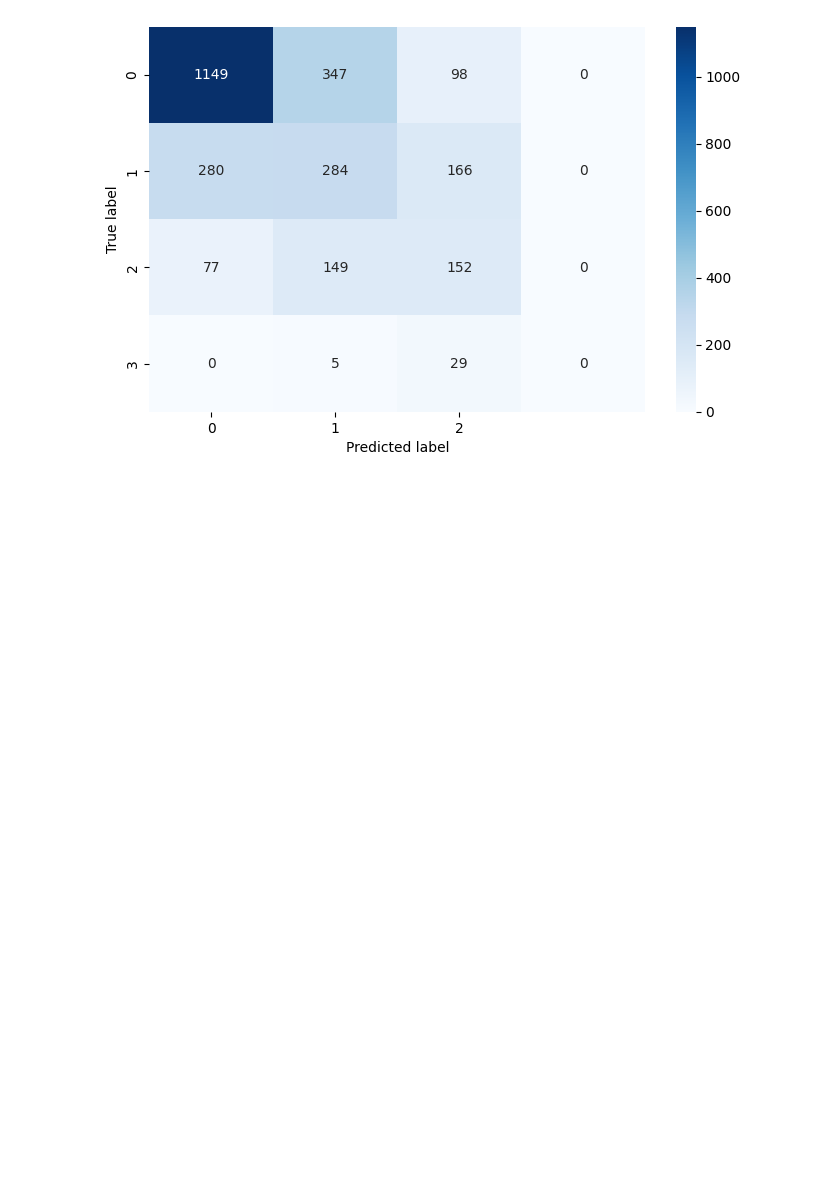
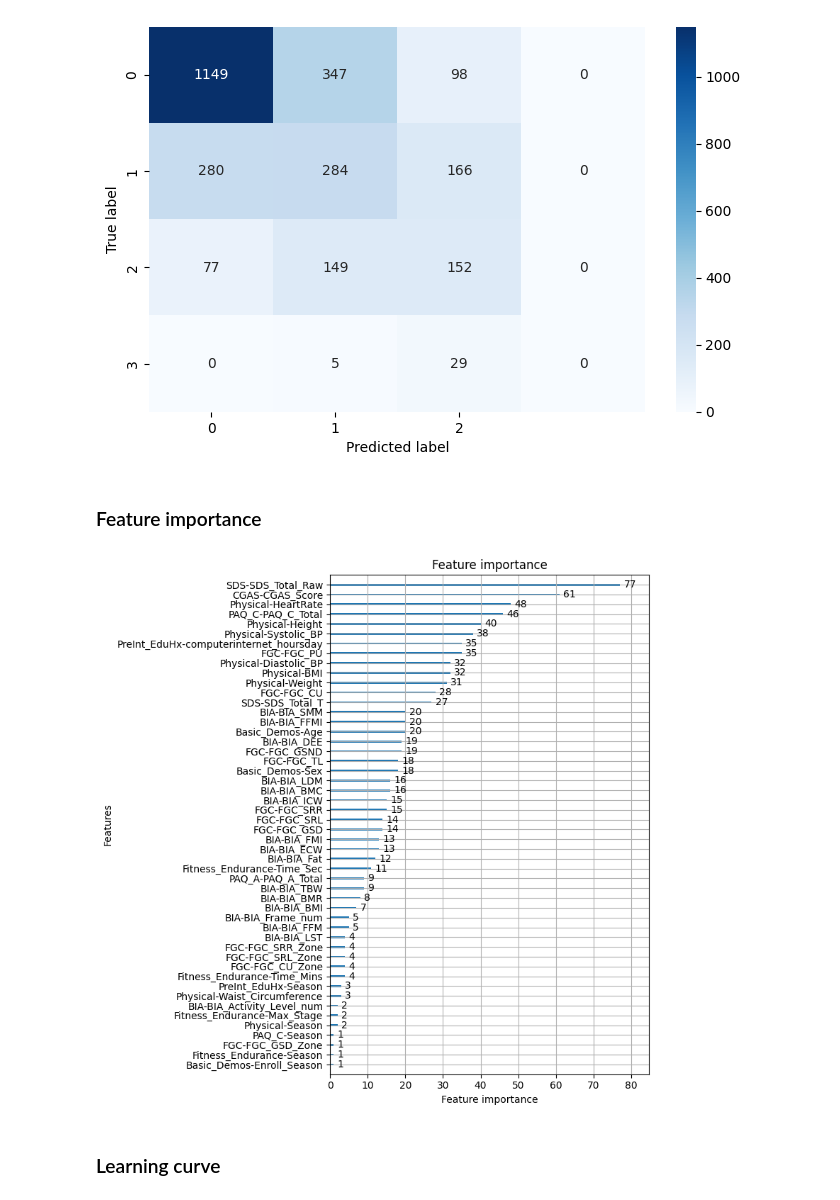
Before and after one commit to maekou-AI/cmi_piu, a Jupyter notebook: notebook/model_evaluation.ipynb, the cells around one changed output. Drawn from its saved outputs; the diff is of its cells as text; code cells hidden in the pictures; blank space fills up the shorter version.

```diff
--- a/notebook/model_evaluation.ipynb
+++ b/notebook/model_evaluation.ipynb
@@ -56,6 +57,8 @@ shape: (2_736, 83)
 | "ff8a2de4" | 1 | 1 | "Fall" | 13 | 0 | "Spring" | ... |
 | "ffcd4dbd" | 1 | 1 | "Fall" | 11 | 0 | "Spring" | ... |
 | "ffed1dd5" | 0 | 1 | "Spring" | 13 | 0 | "Spring" | ... |
+# %%
+booster = lgb.Booster(model_file="/kaggle/temp/exp001_lgb_baseline/booster.0.txt")
 # %% [markdown]
 ### Confusion matrix
 # %%
@@ -71,3 +74,13 @@ plt.ylabel("True label")
 plt.show()
 # %% [output]
 [figure]
+# %% [markdown]
+### Feature importance
+# %%
+lgb.plot_importance(booster, figsize=(8, 8))
+plt.tight_layout()
+plt.show()
+# %% [output]
+[figure, added]
+# %% [markdown]
+### Learning curve
```
Also changed, not shown: parts of 3 cells of this notebook, 2 other files.
